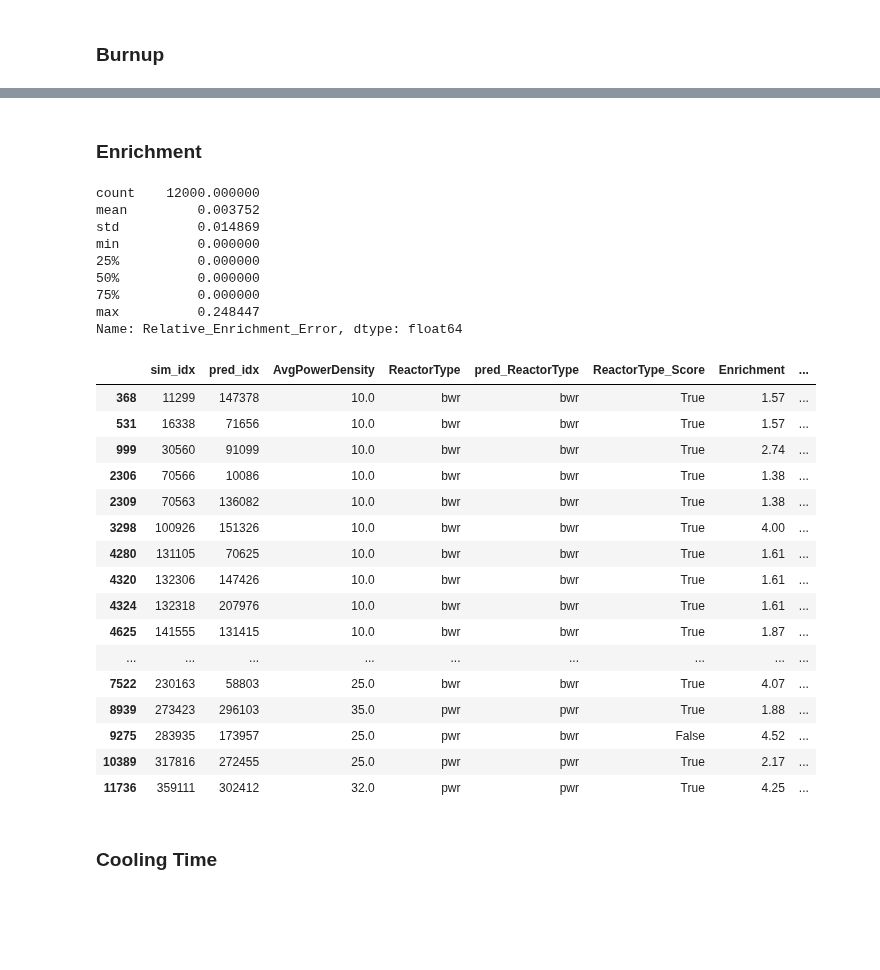
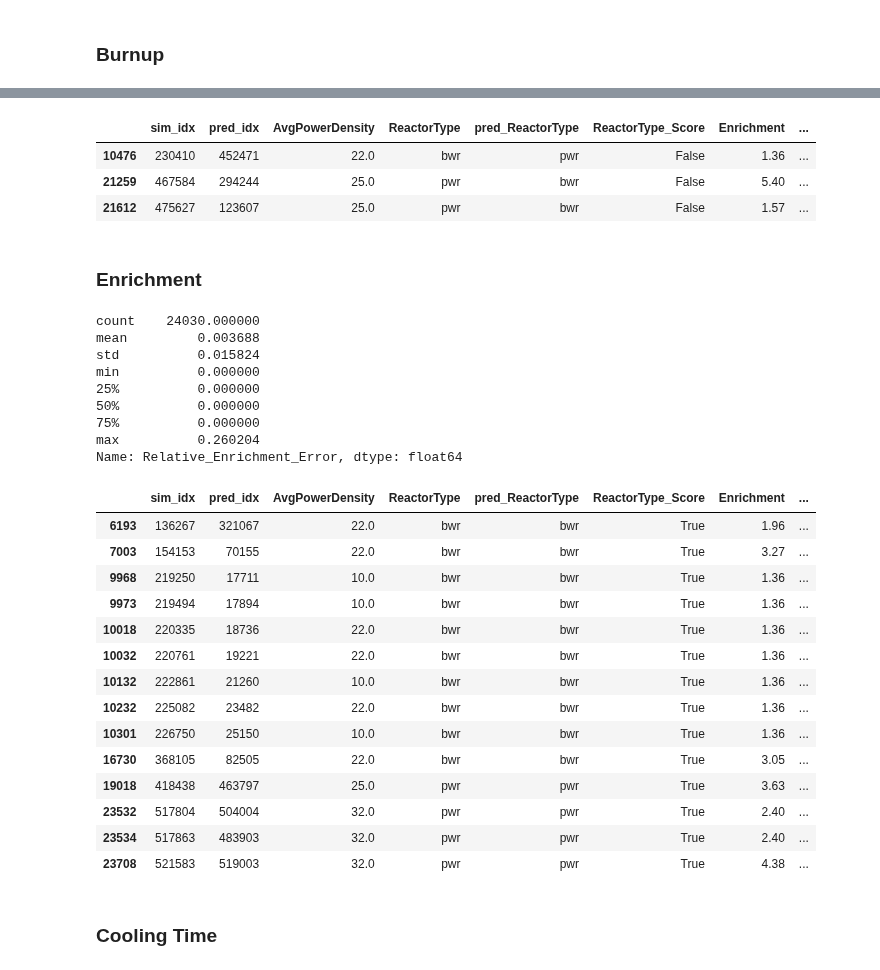
Before and after one commit to opotowsky/like-me-fuel, a Jupyter notebook: jupyter_notebooks/nuc29_trainset_results.ipynb, the cells around one changed output, grey strips where cells are left out. Drawn from its saved outputs; the diff is of its cells as text; code cells hidden in the pictures; blank space fills up the shorter version.

```diff
--- a/jupyter_notebooks/nuc29_trainset_results.ipynb
+++ b/jupyter_notebooks/nuc29_trainset_results.ipynb
@@ -49,7 +49,7 @@ XY = format_XY(train_pkl)
 # %% [markdown]
 ### LL Calc Results
 # %%
-results = '~/sims_n_results/simupdates_aug2020/train29/'
+results = '~/sims_n_results/final_sims_nov2020/mll/train/'
 
 uncs = [0.05, 0.1, 0.15, 0.2]
 job_dirs = ['Job' + str(i) + '_unc' + str(unc) for i, unc in enumerate(uncs)]
@@ -138,46 +130,57 @@ new_df
+# %%
+# finding a bad prediction
+new_df = preds.loc[(preds['Relative_Burnup_Error'] > 0.05) &
+                   (preds['Relative_Enrichment_Error'] > 0.05) &
+                   (preds['Relative_CoolingTime_Error'] != np.inf) & (preds['Relative_CoolingTime_Error'] > 0.05) &
+                   (preds['ReactorType_Score'] == False), to_print]
+                   #(preds['MaxLogLL'] > 20)
+new_df
+# %% [output]
+|  | sim_idx | pred_idx | AvgPowerDensity | ReactorType | pred_ReactorType | ReactorType_Score | Enrichment | ... |
+| 10476 | 230410 | 452471 | 22.0 | bwr | pwr | False | 1.36 | ... |
+| 21259 | 467584 | 294244 | 25.0 | pwr | bwr | False | 5.40 | ... |
+| 21612 | 475627 | 123607 | 25.0 | pwr | bwr | False | 1.57 | ... |
 # %% [markdown]
 ### Enrichment
 # %%
 preds['Relative_Enrichment_Error'].describe()
-# nuc15 results for comparison
-#count    9600.000000
-#mean        0.004361
-#std         0.019275
-#min         0.000000
-#25%         0.000000
-#50%         0.000000
-#75%         0.000000
-#max         0.303448
+# old nuc29 results for comparison
+#count    12000.000000
+#mean         0.003752
+#std          0.014869
+#min          0.000000
+#25%          0.000000
+#50%          0.000000
+#75%          0.000000
+#max          0.248447
 # %% [output]
-count    12000.000000
-mean         0.003752
-std          0.014869
+count    24030.000000
+mean         0.003688
+std          0.015824
 min          0.000000
 25%          0.000000
 50%          0.000000
 75%          0.000000
-max          0.248447
+max          0.260204
 Name: Relative_Enrichment_Error, dtype: float64
 # %%
-preds.loc[preds['Relative_Enrichment_Error'] > 0.12, to_print]
+preds.loc[preds['Relative_Enrichment_Error'] > 0.17, to_print]
 # %% [output]
 |  | sim_idx | pred_idx | AvgPowerDensity | ReactorType | pred_ReactorType | ReactorType_Score | Enrichment | ... |
-| 368 | 11299 | 147378 | 10.0 | bwr | bwr | True | 1.57 | ... |
-| 531 | 16338 | 71656 | 10.0 | bwr | bwr | True | 1.57 | ... |
-| 999 | 30560 | 91099 | 10.0 | bwr | bwr | True | 2.74 | ... |
-| 2306 | 70566 | 10086 | 10.0 | bwr | bwr | True | 1.38 | ... |
-| 2309 | 70563 | 136082 | 10.0 | bwr | bwr | True | 1.38 | ... |
-| 3298 | 100926 | 151326 | 10.0 | bwr | bwr | True | 4.00 | ... |
-| 4280 | 131105 | 70625 | 10.0 | bwr | bwr | True | 1.61 | ... |
-| 4320 | 132306 | 147426 | 10.0 | bwr | bwr | True | 1.61 | ... |
-| 4324 | 132318 | 207976 | 10.0 | bwr | bwr | True | 1.61 | ... |
-| 4625 | 141555 | 131415 | 10.0 | bwr | bwr | True | 1.87 | ... |
-| ... | ... | ... | ... | ... | ... | ... | ... | ... |
-| 7522 | 230163 | 58803 | 25.0 | bwr | bwr | True | 4.07 | ... |
-| 8939 | 273423 | 296103 | 35.0 | pwr | pwr | True | 1.88 | ... |
-| 9275 | 283935 | 173957 | 25.0 | pwr | bwr | False | 4.52 | ... |
-| 10389 | 317816 | 272455 | 25.0 | pwr | pwr | True | 2.17 | ... |
-| 11736 | 359111 | 302412 | 32.0 | pwr | pwr | True | 4.25 | ... |
+| 6193 | 136267 | 321067 | 22.0 | bwr | bwr | True | 1.96 | ... |
+| 7003 | 154153 | 70155 | 22.0 | bwr | bwr | True | 3.27 | ... |
+| 9968 | 219250 | 17711 | 10.0 | bwr | bwr | True | 1.36 | ... |
+| 9973 | 219494 | 17894 | 10.0 | bwr | bwr | True | 1.36 | ... |
+| 10018 | 220335 | 18736 | 22.0 | bwr | bwr | True | 1.36 | ... |
+| 10032 | 220761 | 19221 | 22.0 | bwr | bwr | True | 1.36 | ... |
+| 10132 | 222861 | 21260 | 10.0 | bwr | bwr | True | 1.36 | ... |
+| 10232 | 225082 | 23482 | 22.0 | bwr | bwr | True | 1.36 | ... |
+| 10301 | 226750 | 25150 | 10.0 | bwr | bwr | True | 1.36 | ... |
+| 16730 | 368105 | 82505 | 22.0 | bwr | bwr | True | 3.05 | ... |
+| 19018 | 418438 | 463797 | 25.0 | pwr | pwr | True | 3.63 | ... |
+| 23532 | 517804 | 504004 | 32.0 | pwr | pwr | True | 2.40 | ... |
+| 23534 | 517863 | 483903 | 32.0 | pwr | pwr | True | 2.40 | ... |
+| 23708 | 521583 | 519003 | 32.0 | pwr | pwr | True | 4.38 | ... |
 # %% [markdown]
 ### Cooling Time
 # %%
```
Also changed, not shown: parts of 12 cells of this notebook, 1 other file.
